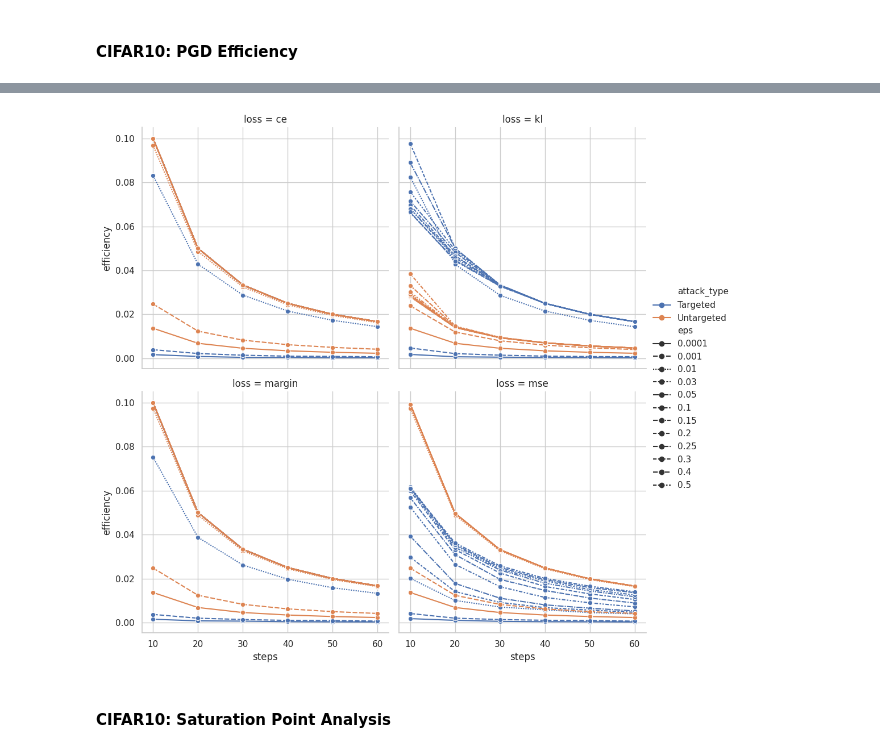
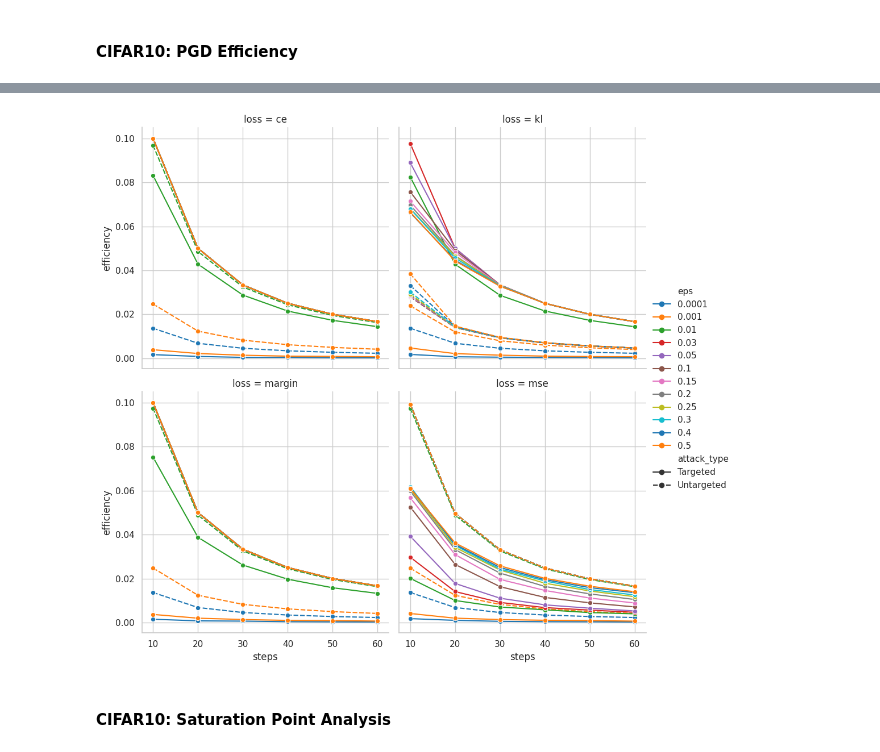
Before and after one commit to ch-yun-01/adversarial-fgsm-pgd, a Jupyter notebook: anaylze.ipynb, the cells around one changed output, grey strips where cells are left out. Drawn from its saved outputs; the diff is of its cells as text; code cells hidden in the pictures.

```diff
--- a/anaylze.ipynb
+++ b/anaylze.ipynb
@@ -452,18 +478,20 @@ plt.show()
 # %%
 sns.relplot(
     data=cifar_pgd_df,
     x="steps",
     y="efficiency",
-    hue="attack_type",
-    style="eps",
+    hue="eps",
+    style="attack_type",
     col="loss",
     kind="line",
     marker="o",
-    col_wrap=2
+    col_wrap=2,
+    palette="tab10",
+    legend="full"
 )
 plt.show()
 # %% [output]
-[figure, old version]
+[figure, new version]
 # %% [markdown]
 #### CIFAR10: Saturation Point Analysis
 # %%
```
Also changed, not shown: parts of 6 cells of this notebook.
